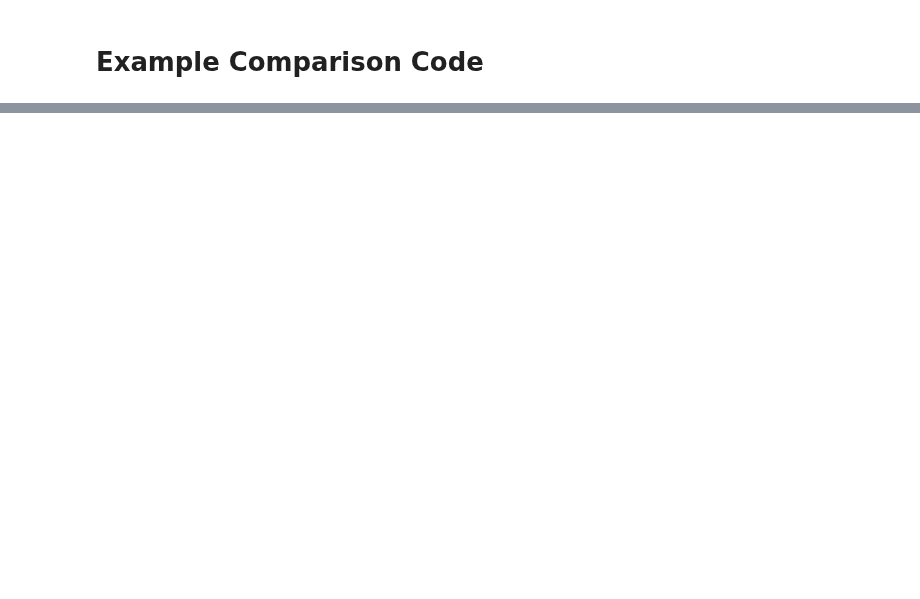
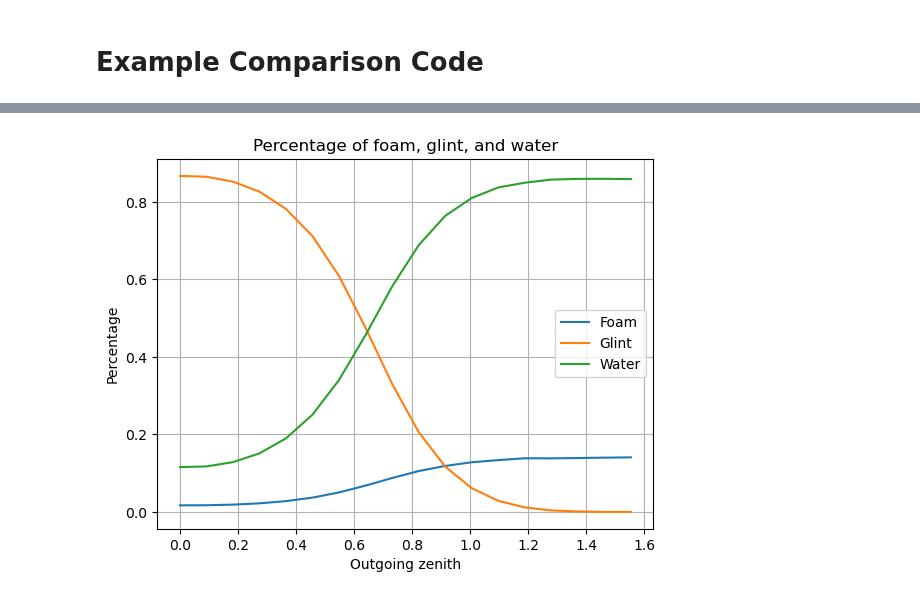
Before and after one commit to PolyRocketMatt/eradiate, a Jupyter notebook: notebooks/mitsuba_6s_comp.ipynb, the cells around one changed output, grey strips where cells are left out. Saved outputs shown, nothing was run; the diff lists cells and outputs as text; code cells hidden in the pictures; blank space fills up the shorter version.

```diff
--- a/notebooks/mitsuba_6s_comp.ipynb
+++ b/notebooks/mitsuba_6s_comp.ipynb
@@ -68,3 +108,18 @@ dict_keys(['0.0', '0.017453292519943295', '0.03490658503988659', '0.052359877559
+# %%
+# Percentage of foam, glint, and water
+fig, ax = plt.subplots()
+
+ax.plot(example_outgoing_zeniths, example_foam_percents, label='Foam')
+ax.plot(example_outgoing_zeniths, example_glint_percents, label='Glint')
+ax.plot(example_outgoing_zeniths, example_water_percents, label='Water')
+
+ax.set(xlabel='Outgoing zenith', ylabel='Percentage',
+            title=f'Percentage of foam, glint, and water')
+ax.grid()
+plt.legend()
+plt.show()
+# %% [output]
+[figure, added]
 # %%
 # Create a mitsuba scene to create similar data
 # Create a surface interaction
```
Also changed, not shown: parts of 5 cells of this notebook, 3 other files.
